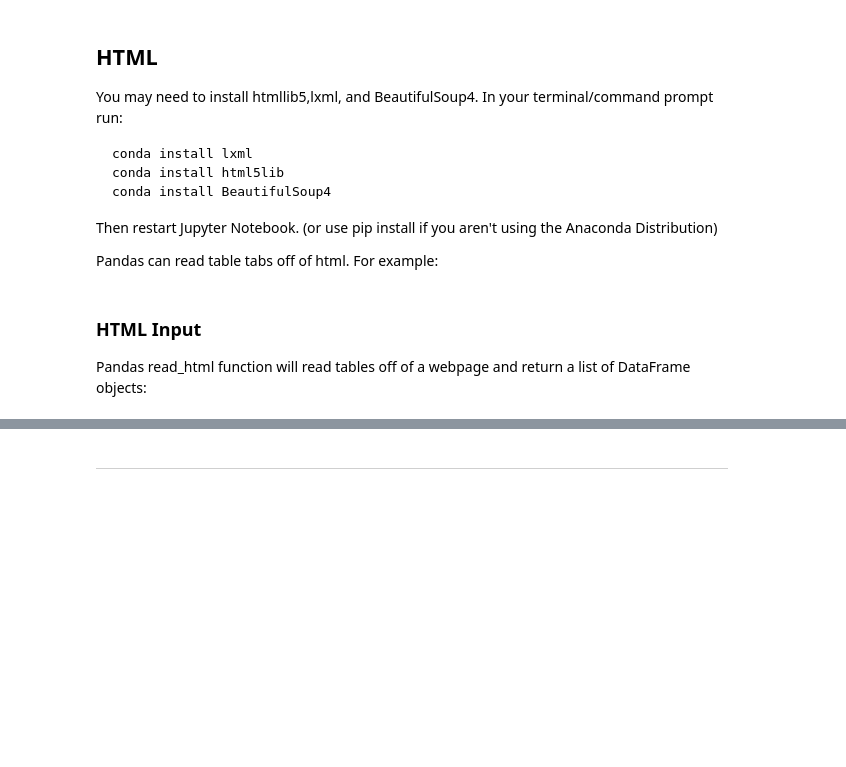
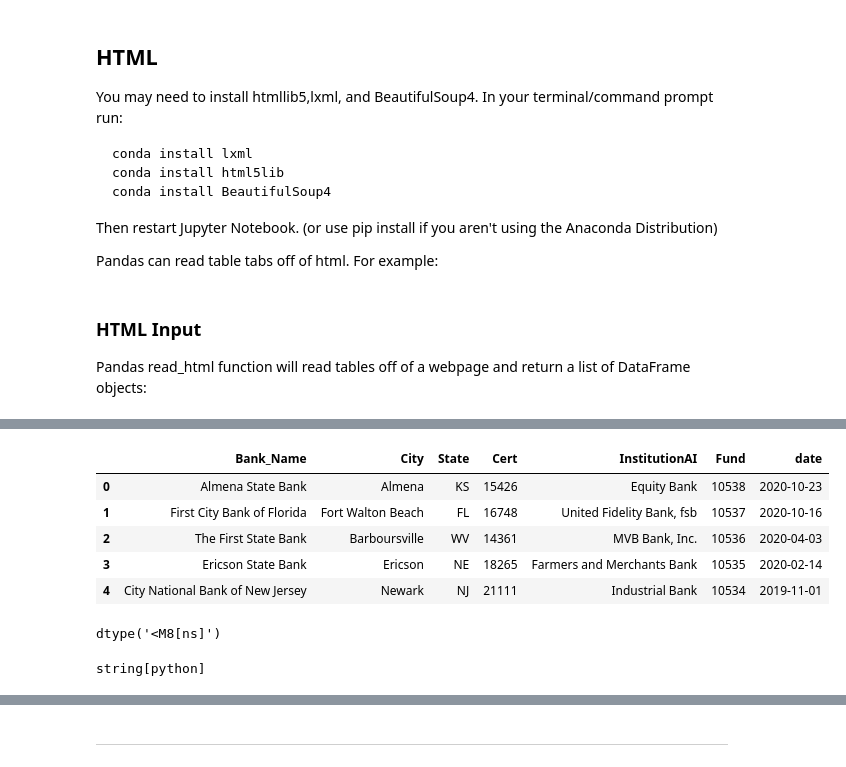
Before and after one commit to doumbiassa/GitHub_tutoring, a Jupyter notebook: Data_Input_and_Output.ipynb, the cells around one changed output, grey strips where cells are left out. Saved outputs shown, nothing was run; the diff lists cells and outputs as text; code cells hidden in the pictures; blank space fills up the shorter version.

```diff
--- a/Data_Input_and_Output.ipynb
+++ b/Data_Input_and_Output.ipynb
@@ -67,0 +164,16 @@ df[0]
+# %%
+# Dropping the Closing_date cpolumn
+df.drop('Closing_Date',axis=1,inplace=True)
+# %%
+df.head()
+# %% [output]
+|  | Bank_Name | City | State | Cert | InstitutionAI | Fund | date |
+| 0 | Almena State Bank | Almena | KS | 15426 | Equity Bank | 10538 | 2020-10-23 |
+| 1 | First City Bank of Florida | Fort Walton Beach | FL | 16748 | United Fidelity Bank, fsb | 10537 | 2020-10-16 |
+| 2 | The First State Bank | Barboursville | WV | 14361 | MVB Bank, Inc. | 10536 | 2020-04-03 |
+| 3 | Ericson State Bank | Ericson | NE | 18265 | Farmers and Merchants Bank | 10535 | 2020-02-14 |
+| 4 | City National Bank of New Jersey | Newark | NJ | 21111 | Industrial Bank | 10534 | 2019-11-01 |
+# %%
+df['date'].dtypes
+# %% [output]
+dtype('<M8[ns]')
@@ -67,0 +185,4 @@ df[0]
+# %%
+df['date'].dtypes
+# %% [output]
+string[python]
```
Also changed, not shown: parts of 31 cells of this notebook, 4 other files.
